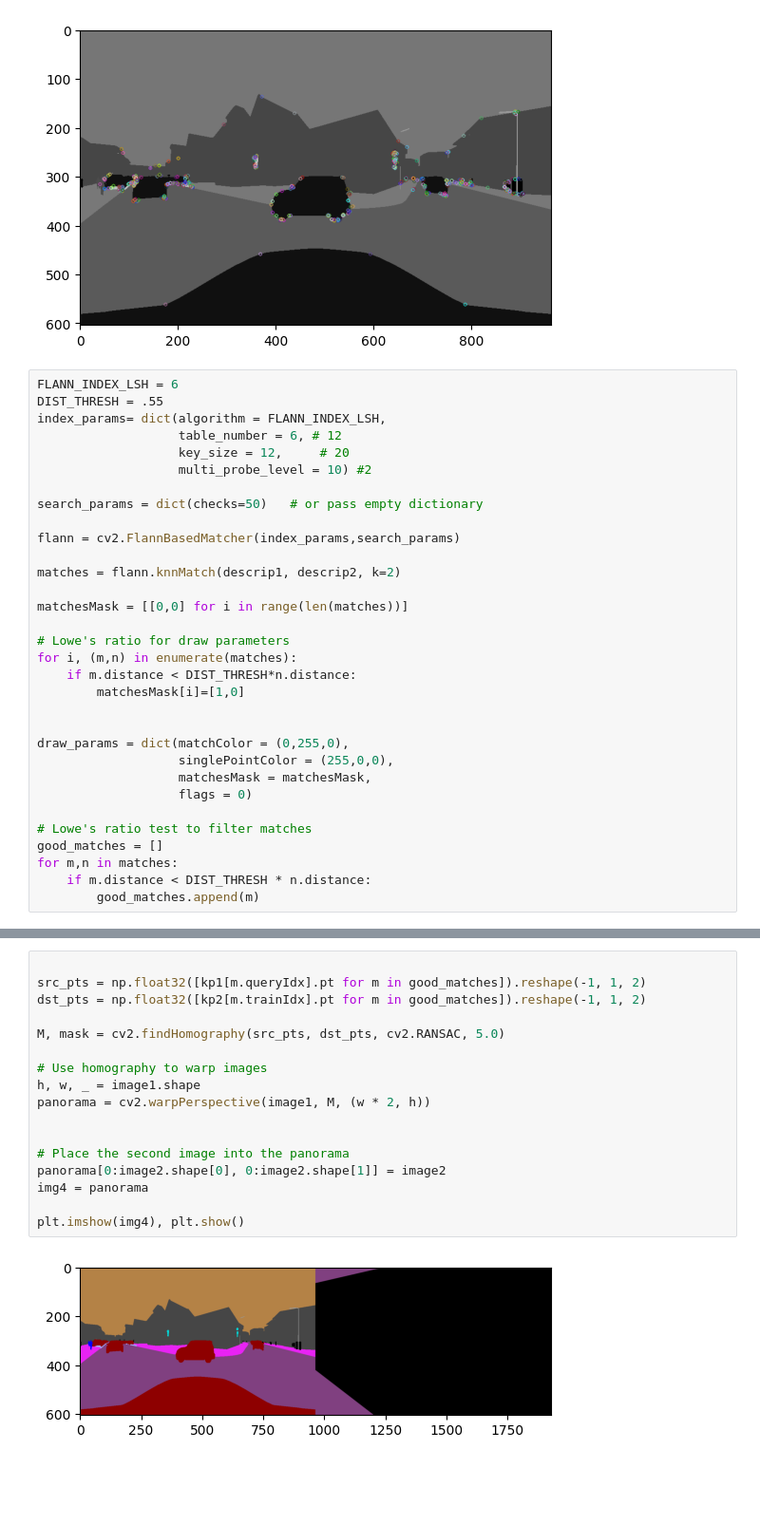
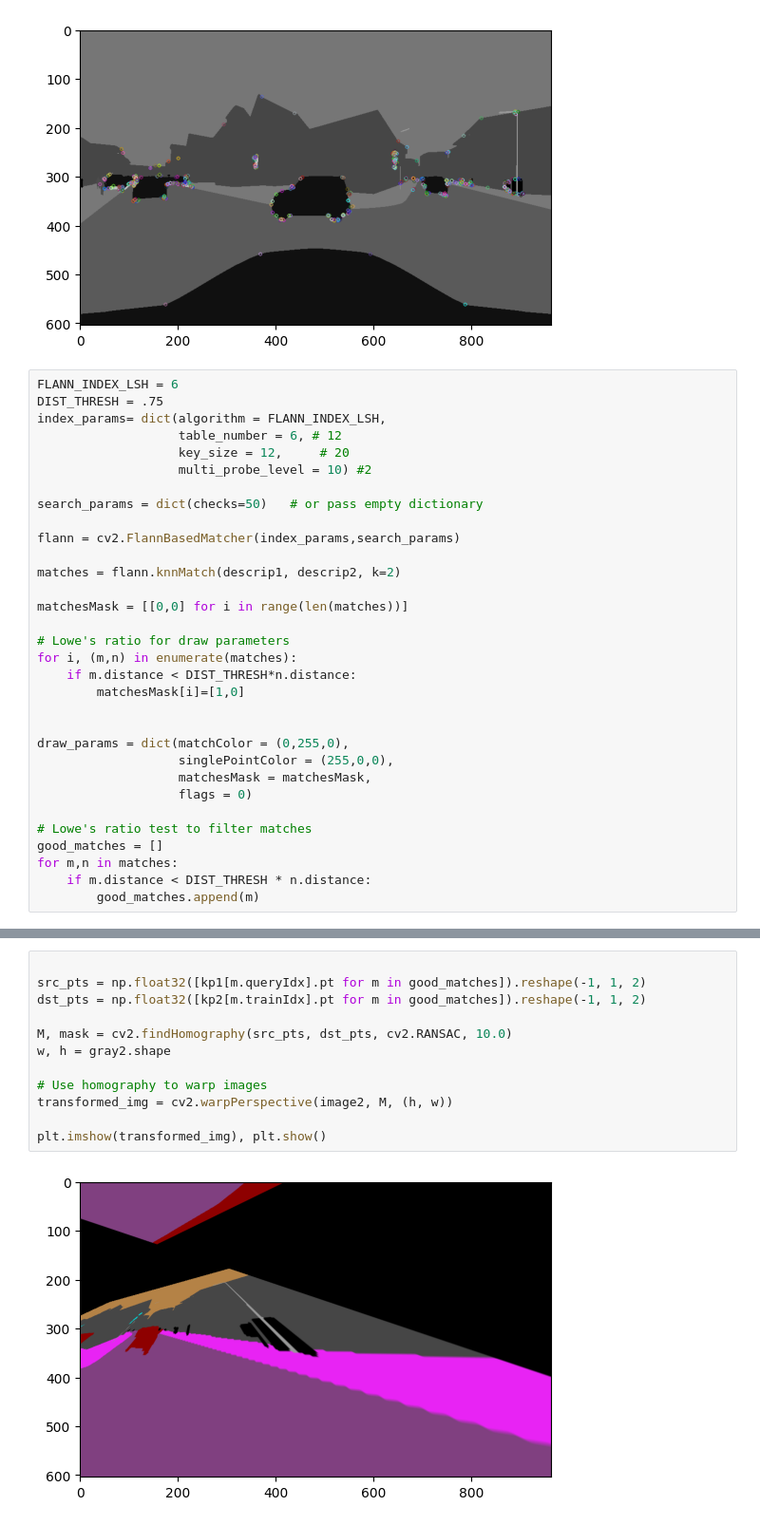
Before and after one commit to wuyasan/CVFinalProject, a Jupyter notebook: notebooks/orb.ipynb, the cells around one changed output, grey strips where cells are left out. Shown at 95% size. Cells and saved outputs as stored; diff of their text form; blank space fills up the shorter version.

```diff
--- a/notebooks/orb.ipynb
+++ b/notebooks/orb.ipynb
@@ -27,7 +27,7 @@ plt.imshow(cv2.drawKeypoints(gray2, kp2, None, flags=0))
 [figure]
 # %%
 FLANN_INDEX_LSH = 6
-DIST_THRESH = .55
+DIST_THRESH = .75
 index_params= dict(algorithm = FLANN_INDEX_LSH,
                    table_number = 6, # 12
                    key_size = 12,     # 20
@@ -67,20 +67,15 @@ plt.imshow(img3), plt.show()
 # %%
 
 src_pts = np.float32([kp1[m.queryIdx].pt for m in good_matches]).reshape(-1, 1, 2)
 dst_pts = np.float32([kp2[m.trainIdx].pt for m in good_matches]).reshape(-1, 1, 2)
 
-M, mask = cv2.findHomography(src_pts, dst_pts, cv2.RANSAC, 5.0)
+M, mask = cv2.findHomography(src_pts, dst_pts, cv2.RANSAC, 10.0)
+w, h = gray2.shape
 
 # Use homography to warp images
-h, w, _ = image1.shape
-panorama = cv2.warpPerspective(image1, M, (w * 2, h))
+transformed_img = cv2.warpPerspective(image2, M, (h, w))
 
-
-# Place the second image into the panorama
-panorama[0:image2.shape[0], 0:image2.shape[1]] = image2
-img4 = panorama
-
-plt.imshow(img4), plt.show()
+plt.imshow(transformed_img), plt.show()
 # %% [output]
-[figure, old version]
+[figure, new version]
 (<matplotlib.image.AxesImage at 0x...>, None)
```
Also changed, not shown: parts of 1 cell of this notebook.
